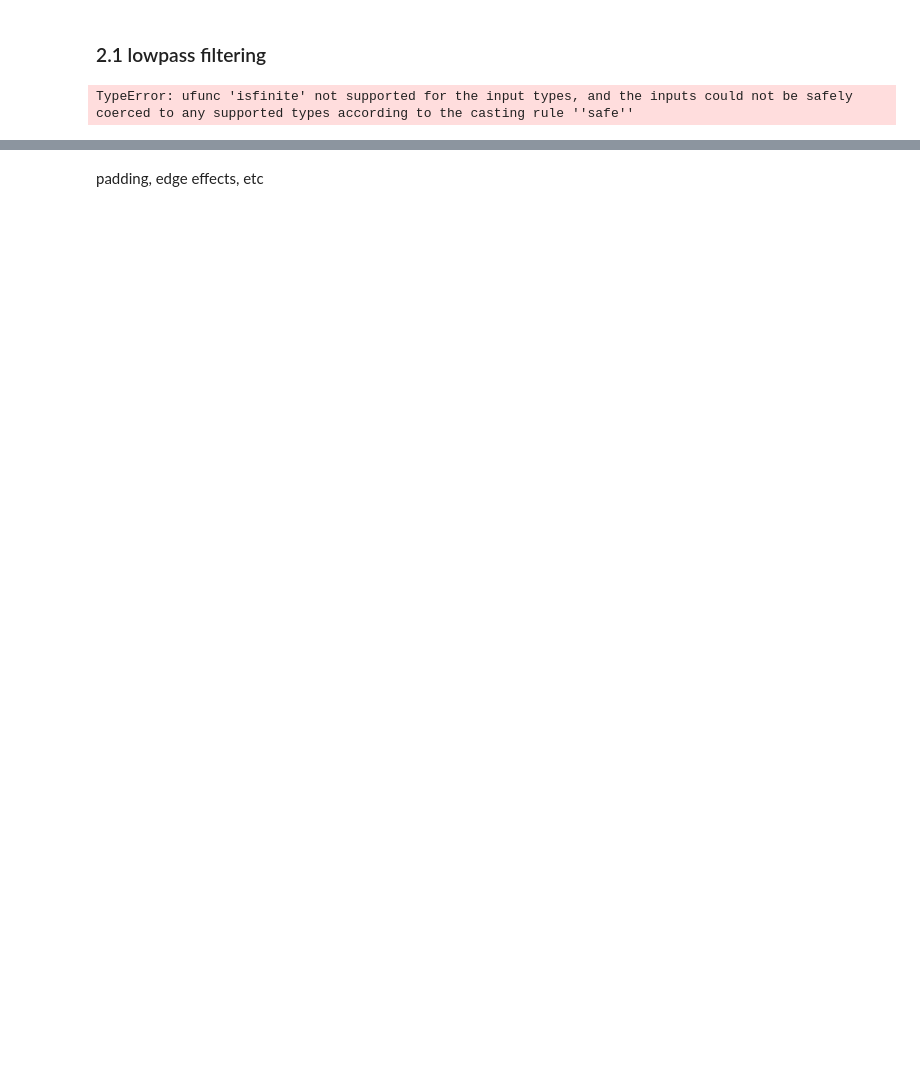
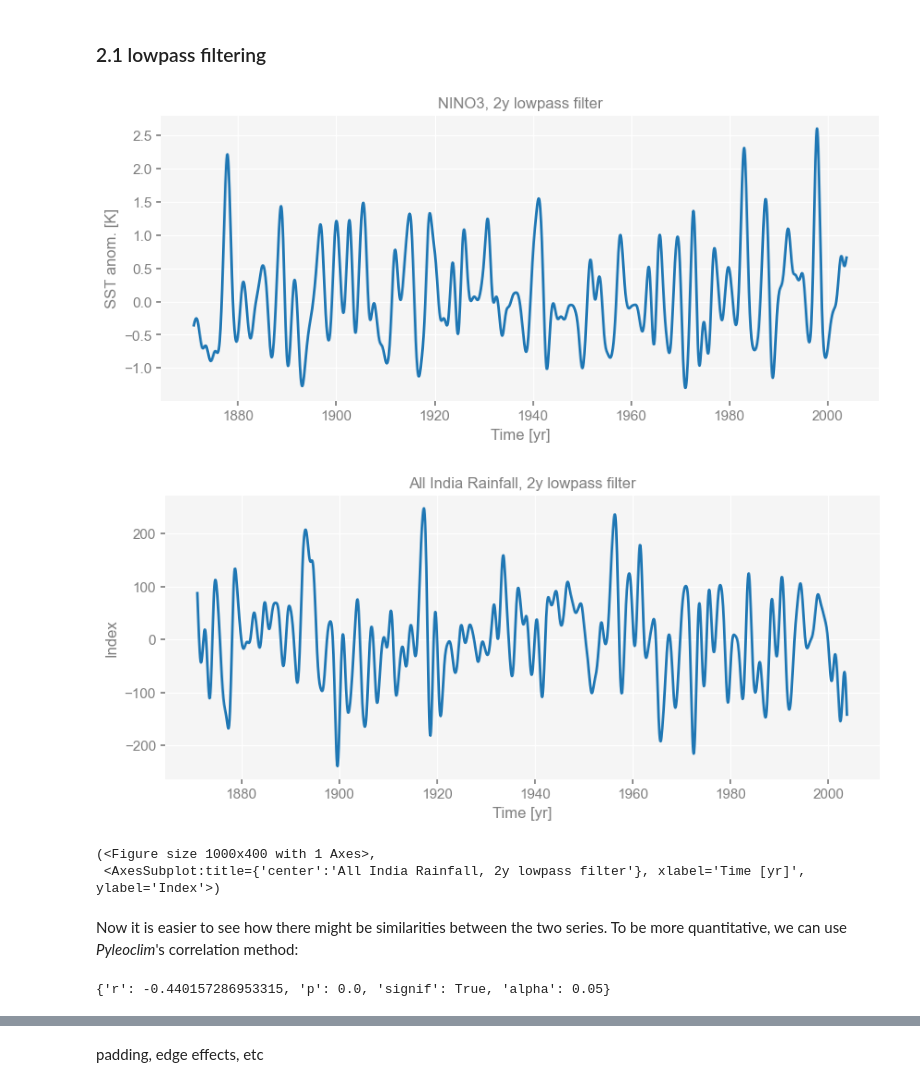
Before and after one commit to LinkedEarth/Pyleoclim_util, a Jupyter notebook: example_notebooks/filtering_tutorial.ipynb, the cells around one changed output, grey strips where cells are left out. Saved outputs shown, nothing was run; the diff lists cells and outputs as text; code cells hidden in the pictures; blank space fills up the shorter version.

```diff
--- a/example_notebooks/filtering_tutorial.ipynb
+++ b/example_notebooks/filtering_tutorial.ipynb
@@ -52,9 +40,21 @@ plt.show()
 # %% [markdown]
 ### 2.1 lowpass filtering
 # %%
-#nino_i = ts_nino.interp()
-#nino_i.filter(cutoff_scale=2).plot('NINO3, 2y lowpass filter')
+nino_i = ts_nino.interp()
+nino_low = nino_i.filter(cutoff_scale=2)
+f1, ax1 = nino_low.plot(title='NINO3, 2y lowpass filter')
 air_i = ts_air.interp()
-air_i.filter(cutoff_scale=2).plot('All India Rainfall, 2y lowpass filter')
+air_low = air_i.filter(cutoff_scale=2)
+air_low.plot(title='All India Rainfall, 2y lowpass filter')
 # %% [output]
+[figure, added]
+[figure, added]
-TypeError: ufunc 'isfinite' not supported for the input types, and the inputs could not be safely coerced to any supported types according to the casting rule ''safe''
+(<Figure size 1000x400 with 1 Axes>,
+ <AxesSubplot:title={'center':'All India Rainfall, 2y lowpass filter'}, xlabel='Time [yr]', ylabel='Index'>)
+# %% [markdown]
+Now it is easier to see how there might be similarities between the two series. To be more quantitative, we can use _Pyleoclim_'s correlation method:
+# %%
+corr = nino_low.correlation(air_low,settings={'nsim': 10000})
+print(corr)
+# %% [output]
+{'r': -0.440157286953315, 'p': 0.0, 'signif': True, 'alpha': 0.05}
```
Also changed, not shown: parts of 7 cells of this notebook.
